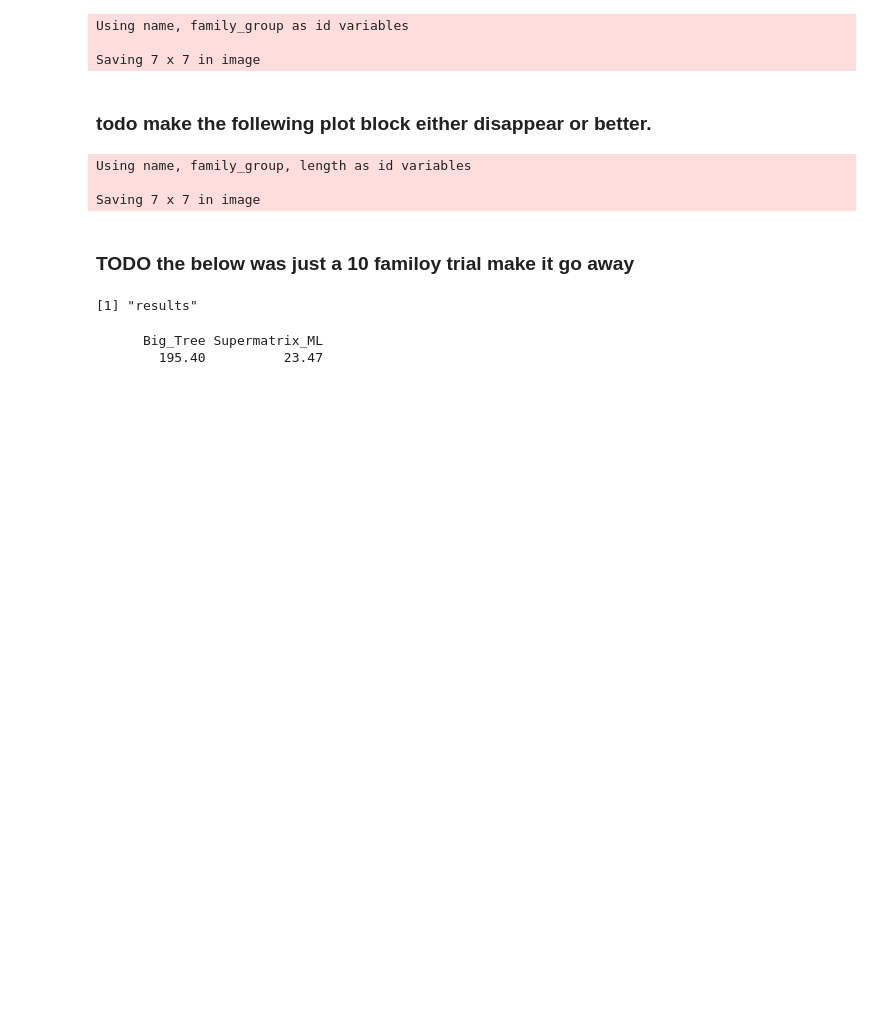
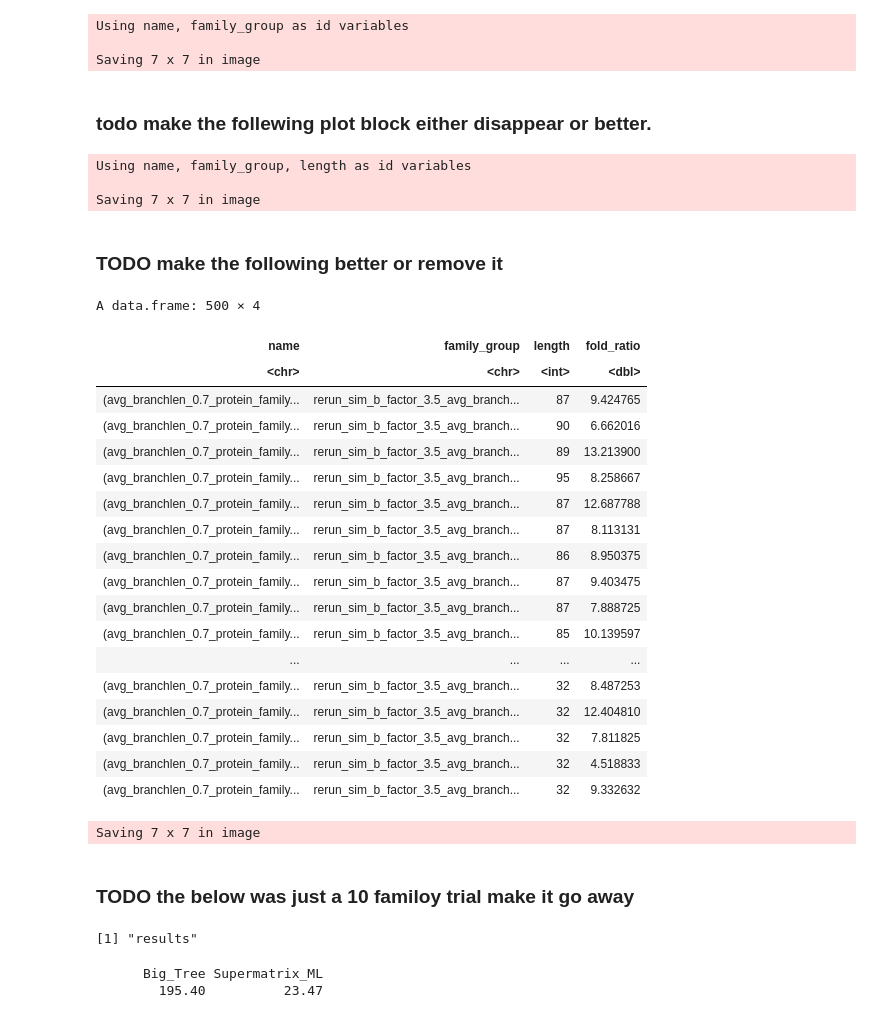
Before and after one commit to alessiovignoli/paralogs-nf, a Jupyter notebook: analysis/simulated_data.ipynb, the cells around one changed output. Drawn from its saved outputs; the diff is of its cells as text; code cells hidden in the pictures; blank space fills up the shorter version.

Commit message:
minor rework and plot for ratio BigTree Sm ML running times x = n columns MSA

```diff
--- a/analysis/simulated_data.ipynb
+++ b/analysis/simulated_data.ipynb
@@ -438,6 +429,67 @@ ggsave(filename="figures/CPU_time_per_group_BigTree_SM_ML.png", plot=p, dpi = "r
 Using name, family_group, length as id variables
 
 Saving 7 x 7 in image
+# %% [markdown]
+### TODO make the following better or remove it
+# %%
+# update the trace matrix with the length of the input msa
+
+fin_tracefile_mod_with_len = fin_tracefile_mod_wide
+
+# for each family go and read the input MSA (input of main.nf) to get length of MSA (number of columns).
+# Iterate over each row of the dataframe
+for (i in 1:nrow(fin_tracefile_mod_with_len)) {
+    # Construct the full file path using group (directory) and name (filename) to read the input msa
+    # TODO make it not depend on the rerun_bla_bla direcrtory
+    input_msa_path = file.path(paste0(parent_of_all_dir, "rerun_25_species_corrected_branches"), fin_tracefile_mod_with_len$family_group[i], paste0(gsub("[()]", "", fin_tracefile_mod_with_len$name[i]), ".ma"))
+
+    # read the msa in fasta format and get the length of the first sequence (aka length of the alignment)
+    msa_file = readAAStringSet(input_msa_path)
+    msa_len  = length(msa_file[[1]])
+
+    # add the length to the table
+    fin_tracefile_mod_with_len$length[i] = msa_len
+}
+# %%
+#
+# Cpu time vs Method (SM + ML and Bigtree) log ratio plot of each family (x axis number columns BigMSA)
+#
+
+# Create a new column with the division of Big_Tree by Supermatrix_ML running times for each family (500)
+# and then remove the original columns Big_Tree Supermatrix_ML
+fin_tracefile_mod_ratio = fin_tracefile_mod_with_len %>%
+  mutate(fold_ratio = Big_Tree / Supermatrix_ML) %>%
+  select(-Big_Tree, -Supermatrix_ML)
+
+# create a table with on x axis the length of the MSA (n columns)  and on y the fold ratio (BigTree / SM + ML) of running times. The plot will have now 500 points.
+# the plot is not showed because this file was executed on a cluster and rendering of plots creates conflicts with the kernel.
+p = ggplot(fin_tracefile_mod_ratio, aes(x=length, y=fold_ratio)) +
+    geom_point(color = 'blue', size = 2, alpha = 0.6) +  # Add points
+    theme_light() +
+    labs(x = "MSA length (n# columns)",
+       y = "fold ratio (BigTree / Supermatrix_ML)")
+ggsave(filename="figures/CPU_time_scatterplot_msa_len_BigTree_SM_ML.png", plot=p, dpi = "retina")
+# %% [output]
+A data.frame: 500 × 4
+| name | family_group | length | fold_ratio |
+| <chr> | <chr> | <int> | <dbl> |
+| (avg_branchlen_0.7_protein_family... | rerun_sim_b_factor_3.5_avg_branch... | 87 | 9.424765 |
+| (avg_branchlen_0.7_protein_family... | rerun_sim_b_factor_3.5_avg_branch... | 90 | 6.662016 |
+| (avg_branchlen_0.7_protein_family... | rerun_sim_b_factor_3.5_avg_branch... | 89 | 13.213900 |
+| (avg_branchlen_0.7_protein_family... | rerun_sim_b_factor_3.5_avg_branch... | 95 | 8.258667 |
+| (avg_branchlen_0.7_protein_family... | rerun_sim_b_factor_3.5_avg_branch... | 87 | 12.687788 |
+| (avg_branchlen_0.7_protein_family... | rerun_sim_b_factor_3.5_avg_branch... | 87 | 8.113131 |
+| (avg_branchlen_0.7_protein_family... | rerun_sim_b_factor_3.5_avg_branch... | 86 | 8.950375 |
+| (avg_branchlen_0.7_protein_family... | rerun_sim_b_factor_3.5_avg_branch... | 87 | 9.403475 |
+| (avg_branchlen_0.7_protein_family... | rerun_sim_b_factor_3.5_avg_branch... | 87 | 7.888725 |
+| (avg_branchlen_0.7_protein_family... | rerun_sim_b_factor_3.5_avg_branch... | 85 | 10.139597 |
+| ... | ... | ... | ... |
+| (avg_branchlen_0.7_protein_family... | rerun_sim_b_factor_3.5_avg_branch... | 32 | 8.487253 |
+| (avg_branchlen_0.7_protein_family... | rerun_sim_b_factor_3.5_avg_branch... | 32 | 12.404810 |
+| (avg_branchlen_0.7_protein_family... | rerun_sim_b_factor_3.5_avg_branch... | 32 | 7.811825 |
+| (avg_branchlen_0.7_protein_family... | rerun_sim_b_factor_3.5_avg_branch... | 32 | 4.518833 |
+| (avg_branchlen_0.7_protein_family... | rerun_sim_b_factor_3.5_avg_branch... | 32 | 9.332632 |
+Saving 7 x 7 in image
 # %% [markdown]
 ### TODO the below was just a 10 familoy trial make it go away
 # %%
```
Also changed, not shown: parts of 9 cells of this notebook.
